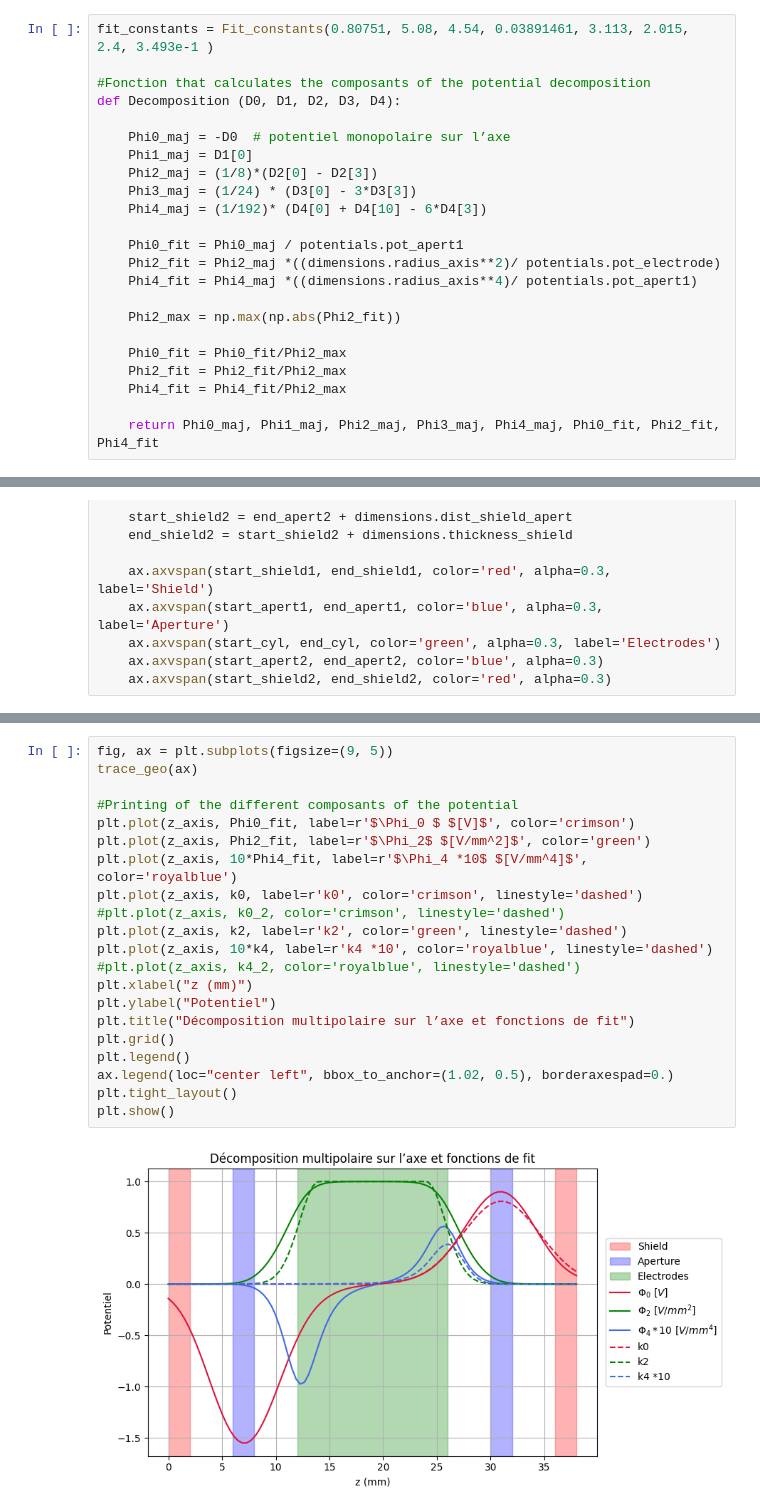
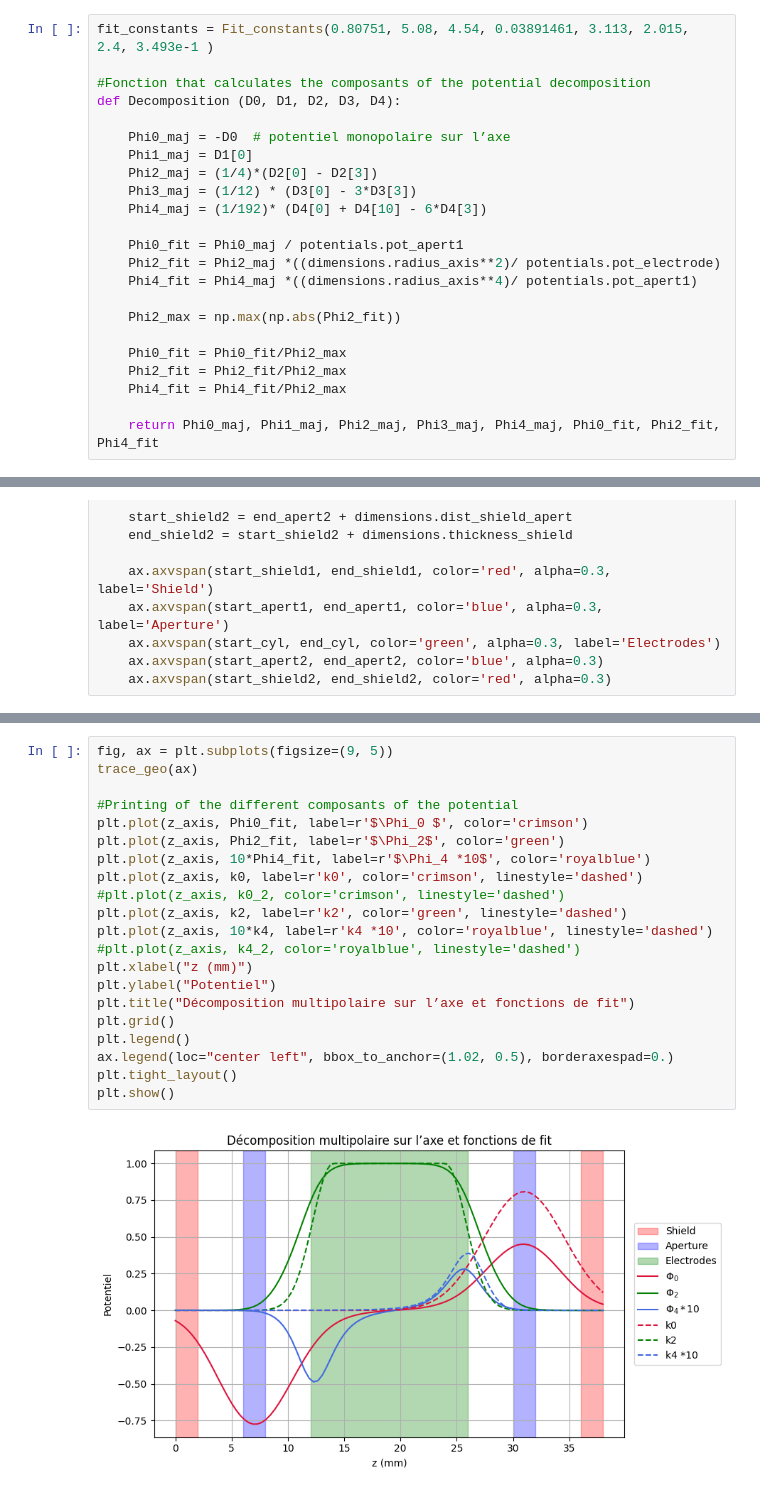
Before and after one commit to louise-lammertyn/projet-multi-code, a Jupyter notebook: codes/VF copie.ipynb, the cells around one changed output, grey strips where cells are left out. Cells and saved outputs as stored; diff of their text form.

```diff
--- a/codes/VF copie.ipynb
+++ b/codes/VF copie.ipynb
@@ -516,8 +516,8 @@ def Decomposition (D0, D1, D2, D3, D4):
 
     Phi0_maj = -D0  # potentiel monopolaire sur l’axe
     Phi1_maj = D1[0]
-    Phi2_maj = (1/8)*(D2[0] - D2[3])
-    Phi3_maj = (1/24) * (D3[0] - 3*D3[3])
+    Phi2_maj = (1/4)*(D2[0] - D2[3])
+    Phi3_maj = (1/12) * (D3[0] - 3*D3[3])
     Phi4_maj = (1/192)* (D4[0] + D4[10] - 6*D4[3])
 
     Phi0_fit = Phi0_maj / potentials.pot_apert1
@@ -631,23 +631,23 @@ plt.show()
 # %%
 fig, ax = plt.subplots(figsize=(9, 5))
 trace_geo(ax)
 
 #Printing of the different composants of the potential
-plt.plot(z_axis, Phi0_fit, label=r'$\Phi_0 $ $[V]$', color='crimson')
-plt.plot(z_axis, Phi2_fit, label=r'$\Phi_2$ $[V/mm^2]$', color='green')
-plt.plot(z_axis, 10*Phi4_fit, label=r'$\Phi_4 *10$ $[V/mm^4]$', color='royalblue')
+plt.plot(z_axis, Phi0_fit, label=r'$\Phi_0 $', color='crimson')
+plt.plot(z_axis, Phi2_fit, label=r'$\Phi_2$', color='green')
+plt.plot(z_axis, 10*Phi4_fit, label=r'$\Phi_4 *10$', color='royalblue')
 plt.plot(z_axis, k0, label=r'k0', color='crimson', linestyle='dashed')
 #plt.plot(z_axis, k0_2, color='crimson', linestyle='dashed')
 plt.plot(z_axis, k2, label=r'k2', color='green', linestyle='dashed')
 plt.plot(z_axis, 10*k4, label=r'k4 *10', color='royalblue', linestyle='dashed')
 #plt.plot(z_axis, k4_2, color='royalblue', linestyle='dashed')
 plt.xlabel("z (mm)")
 plt.ylabel("Potentiel")
 plt.title("Décomposition multipolaire sur l’axe et fonctions de fit")
 plt.grid()
 plt.legend()
 ax.legend(loc="center left", bbox_to_anchor=(1.02, 0.5), borderaxespad=0.)
 plt.tight_layout()
 plt.show()
 # %% [output]
-[figure, old version]
+[figure, new version]
```
Also changed, not shown: parts of 1 cell of this notebook.
